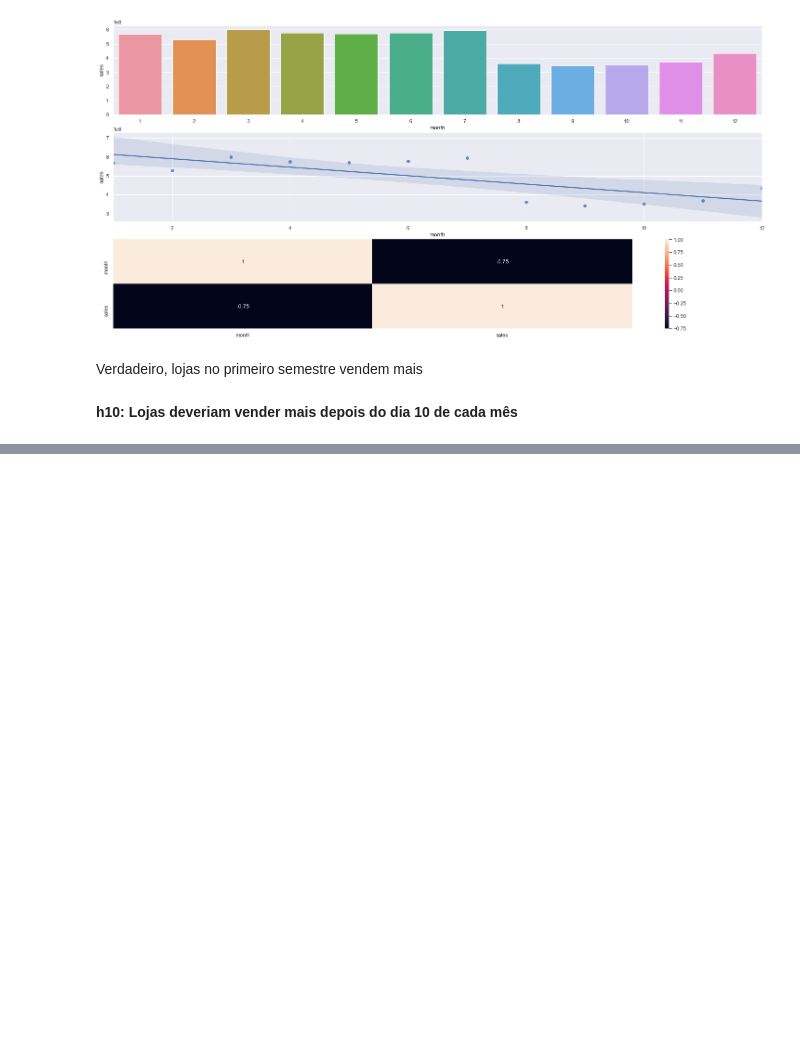
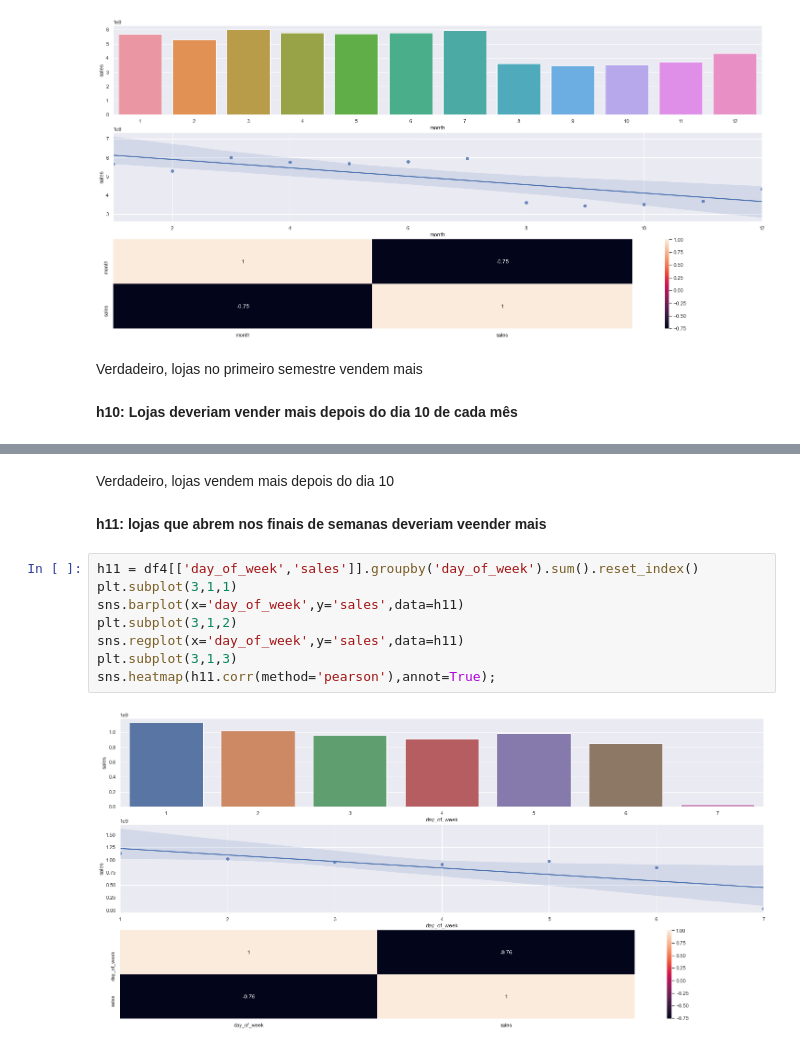
Before and after one commit to lavinomenezes/Ds_em_producao, a Jupyter notebook: Ds_em_producao_03_exploratory_data_analysis.ipynb, the cells around one changed output, grey strips where cells are left out. Cells and saved outputs as stored; diff of their text form; blank space fills up the shorter version.

```diff
--- a/Ds_em_producao_03_exploratory_data_analysis.ipynb
+++ b/Ds_em_producao_03_exploratory_data_analysis.ipynb
@@ -307,2 +307,16 @@ sns.heatmap(h9.corr(method='pearson'),annot=True);
 # %% [output]
 [figure]
+# %% [markdown]
+Verdadeiro, lojas vendem mais depois do dia 10
+# %% [markdown]
+**h11: lojas que abrem nos finais de semanas deveriam veender mais**
+# %%
+h11 = df4[['day_of_week','sales']].groupby('day_of_week').sum().reset_index()
+plt.subplot(3,1,1)
+sns.barplot(x='day_of_week',y='sales',data=h11)
+plt.subplot(3,1,2)
+sns.regplot(x='day_of_week',y='sales',data=h11)
+plt.subplot(3,1,3)
+sns.heatmap(h11.corr(method='pearson'),annot=True);
+# %% [output]
+[figure, added]
```
Also changed, not shown: parts of 8 cells of this notebook.
